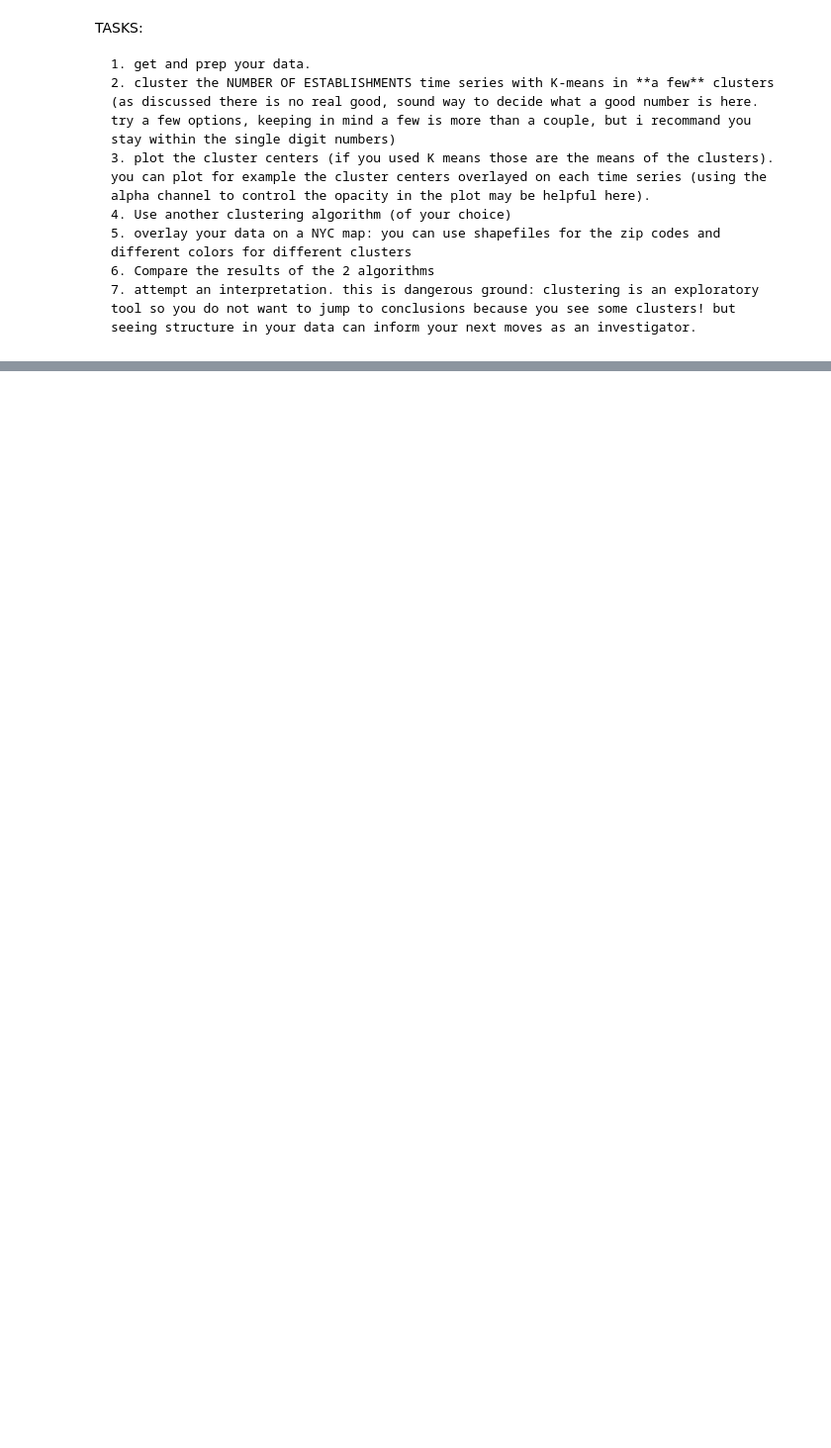
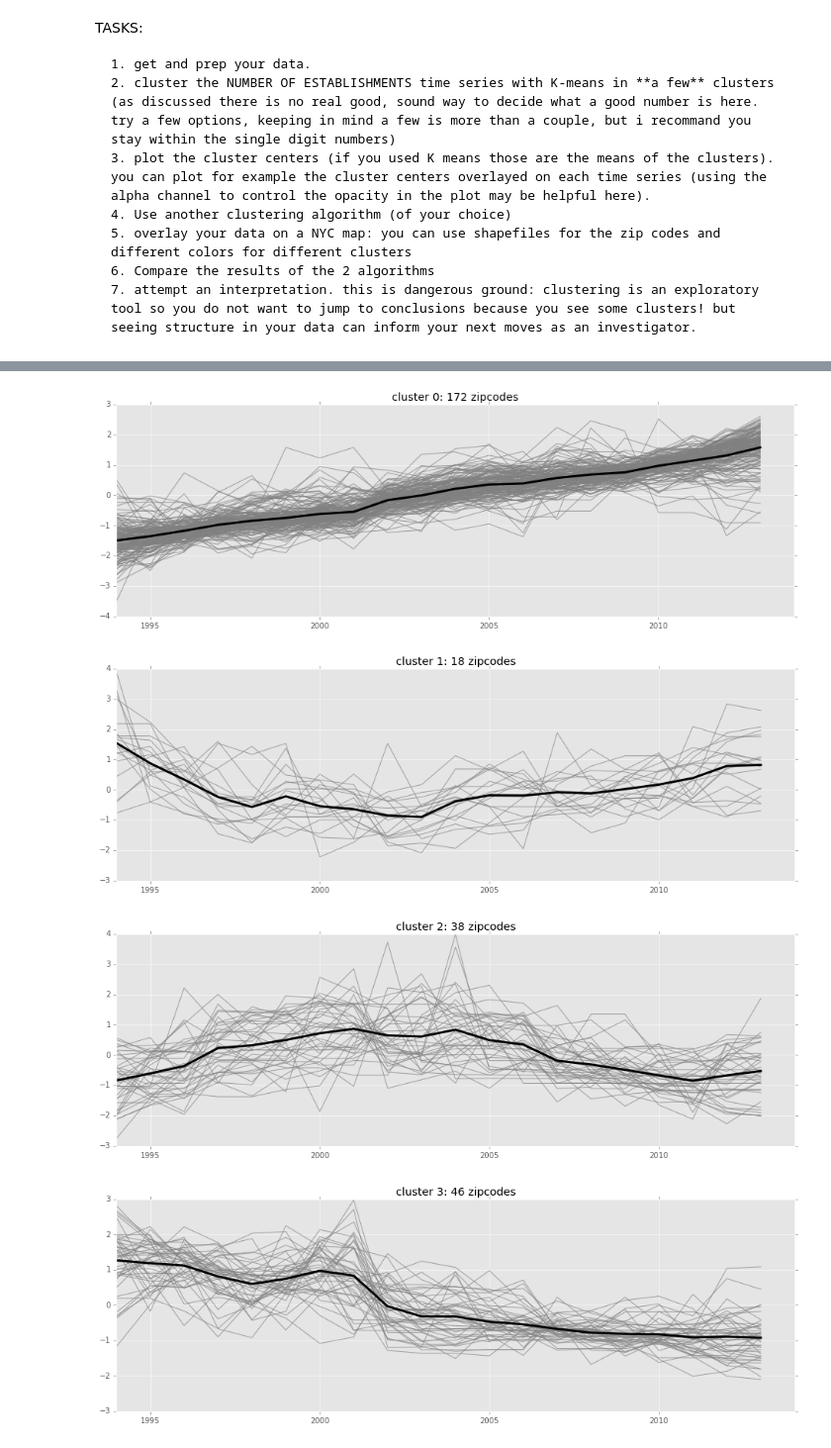
Before and after one commit to fanshi118/PUI2015_sfan, a Jupyter notebook: HW10/HW10.ipynb, the cells around one changed output, grey strips where cells are left out. Shown at 99% size. Drawn from its saved outputs; the diff is of its cells as text; code cells hidden in the pictures; blank space fills up the shorter version.

```diff
--- a/HW10/HW10.ipynb
+++ b/HW10/HW10.ipynb
@@ -249,2 +170,18 @@ for i in range(4):
+# %%
+for c in range(4):
+    count = 0
+    plt.figure(figsize=(16,5))
+    plt.xlim(1994,2014)
+    for x in range(len(mydata)):
+        if labels[x]==c:
+            count += 1
+            plt.plot(range(1994,2014),mydata[x],c='gray',alpha=0.7)
+    plt.plot(range(1994,2014),cluster_means[c],c='black',linewidth=3,alpha=1.0)
+    plt.title('cluster %d: %d zipcodes'%(c, count))
+# %% [output]
+[figure, added]
+[figure, added]
+[figure, added]
+[figure, added]
 # %%
 import geopandas as gpd
```
Also changed, not shown: parts of 13 cells of this notebook, 1 other file.
